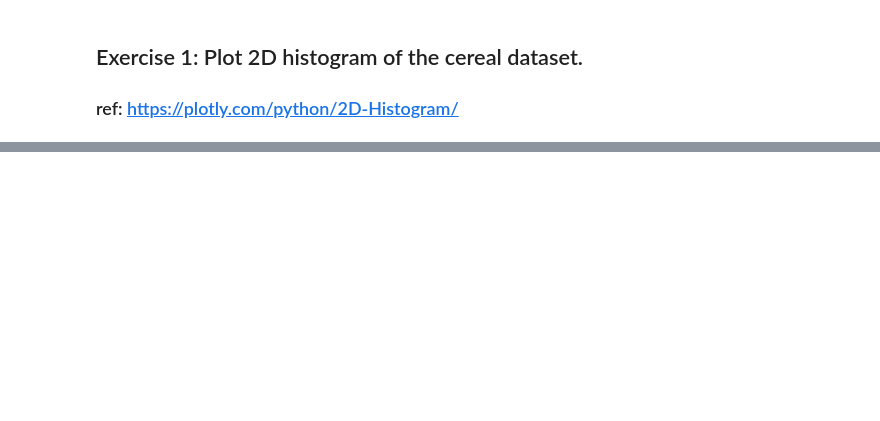
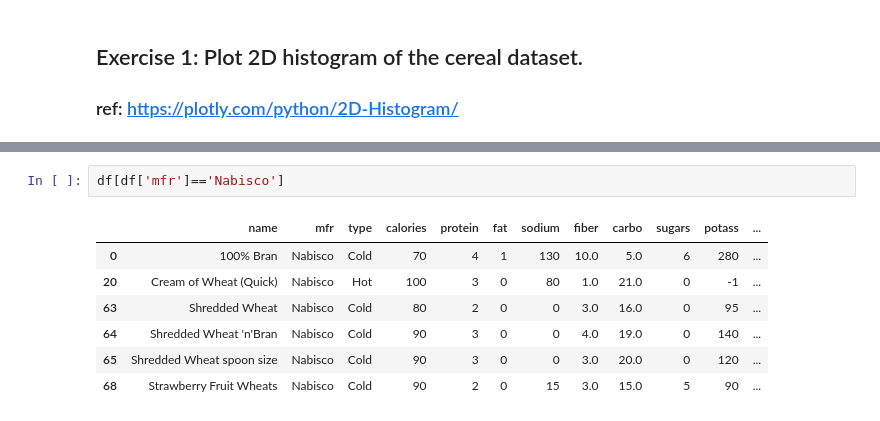
Before and after one commit to ekaratnida/DADS5001-Data-Analytics-and-Data-Science-Tools-and-Programming, a Jupyter notebook: 09_Plotly/Week9_PK.ipynb, the cells around one changed output, grey strips where cells are left out. Drawn from its saved outputs; the diff is of its cells as text; blank space fills up the shorter version.

```diff
--- a/09_Plotly/Week9_PK.ipynb
+++ b/09_Plotly/Week9_PK.ipynb
@@ -145 +152,11 @@ fig.show()
+# %%
+df[df['mfr']=='Nabisco']
+# %% [output]
+|  | name | mfr | type | calories | protein | fat | sodium | fiber | carbo | sugars | potass | ... |
+| 0 | 100% Bran | Nabisco | Cold | 70 | 4 | 1 | 130 | 10.0 | 5.0 | 6 | 280 | ... |
+| 20 | Cream of Wheat (Quick) | Nabisco | Hot | 100 | 3 | 0 | 80 | 1.0 | 21.0 | 0 | -1 | ... |
+| 63 | Shredded Wheat | Nabisco | Cold | 80 | 2 | 0 | 0 | 3.0 | 16.0 | 0 | 95 | ... |
+| 64 | Shredded Wheat 'n'Bran | Nabisco | Cold | 90 | 3 | 0 | 0 | 4.0 | 19.0 | 0 | 140 | ... |
+| 65 | Shredded Wheat spoon size | Nabisco | Cold | 90 | 3 | 0 | 0 | 3.0 | 20.0 | 0 | 120 | ... |
+| 68 | Strawberry Fruit Wheats | Nabisco | Cold | 90 | 2 | 0 | 15 | 3.0 | 15.0 | 5 | 90 | ... |
 # %%
```
Also changed, not shown: parts of 4 cells of this notebook.
